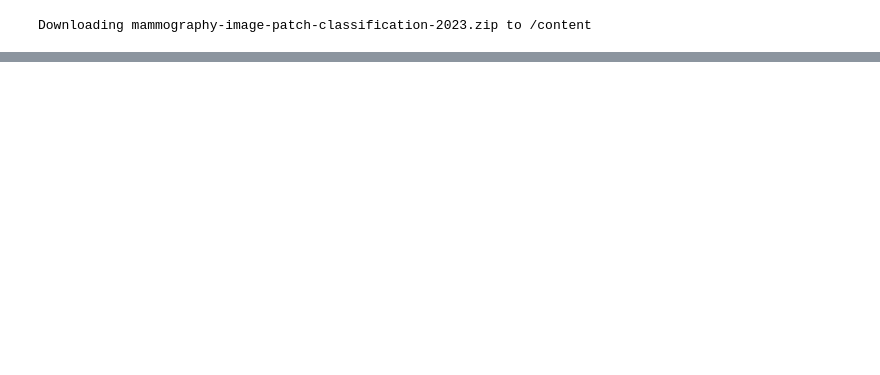
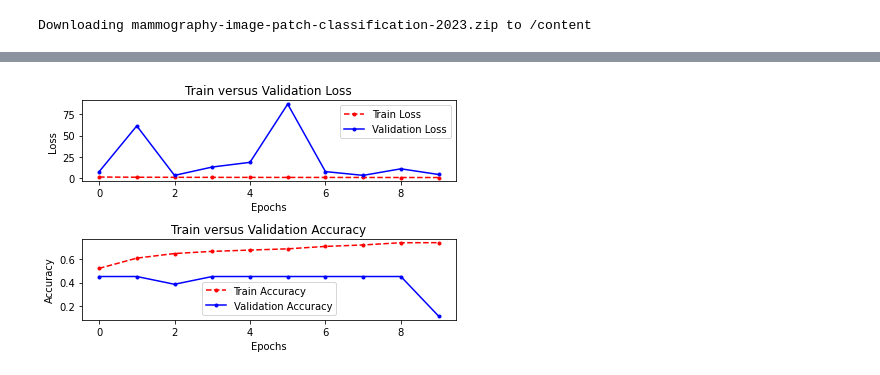
Before and after one commit to chrisporras/graddiss, a Jupyter notebook: GradientDissentersHackathon2023.ipynb, the cells around one changed output, grey strips where cells are left out. Cells and saved outputs as stored; diff of their text form; code cells hidden in the pictures; blank space fills up the shorter version.

Commit message:
Add first model

```diff
--- a/GradientDissentersHackathon2023.ipynb
+++ b/GradientDissentersHackathon2023.ipynb
@@ -72,7 +63,9 @@ Streaming output truncated to the last 5000 lines.
 # %%
 # Configuration class
 class Config:
-    resize = True
+    resize = False
+    batch_size = 64
+    numworkers = 2
 # %%
 # CustomImageDataset class
 import numpy as np
@@ -134,0 +212,13 @@ print(train_dataset)
+# %%
+import time
+
+# Initialize the model, loss function, and optimizer
+model = models.resnet50(pretrained=True)
+criterion = nn.CrossEntropyLoss()
+optimizer = optim.Adam(model.parameters(), lr=0.001, weight_decay=5e-4)
+
+# Change the output to 5 classes
+num_ftrs = model.fc.in_features
+model.fc = torch.nn.Linear(num_ftrs, 5)
+
+device = torch.device("cuda:0" if torch.cuda.is_available() else "cpu")
@@ -134,0 +294,26 @@ print(train_dataset)
+# %%
+# Initialize subplots
+import matplotlib.pyplot as plt
+figure, axis = plt.subplots(2, 1)
+
+# Plot
+import matplotlib.pyplot as plt
+axis[0].plot(epoch_ls, train_loss_ls, '.r--', label='Train Loss')
+axis[0].plot(epoch_ls, val_loss_ls, '.b-', label='Validation Loss')
+axis[0].set_xlabel("Epochs")
+axis[0].set_ylabel("Loss")
+axis[0].set_title("Train versus Validation Loss")
+axis[0].legend()
+
+axis[1].plot(epoch_ls, train_acc_ls, '.r--', label='Train Accuracy')
+axis[1].plot(epoch_ls, val_acc_ls, '.b-', label='Validation Accuracy')
+axis[1].set_xlabel("Epochs")
+axis[1].set_ylabel("Accuracy")
+axis[1].set_title("Train versus Validation Accuracy")
+axis[1].legend()
+
+# Apply labels
+plt.tight_layout()
+plt.show()
+# %% [output]
+[figure, added]
```
Also changed, not shown: parts of 18 cells of this notebook.
